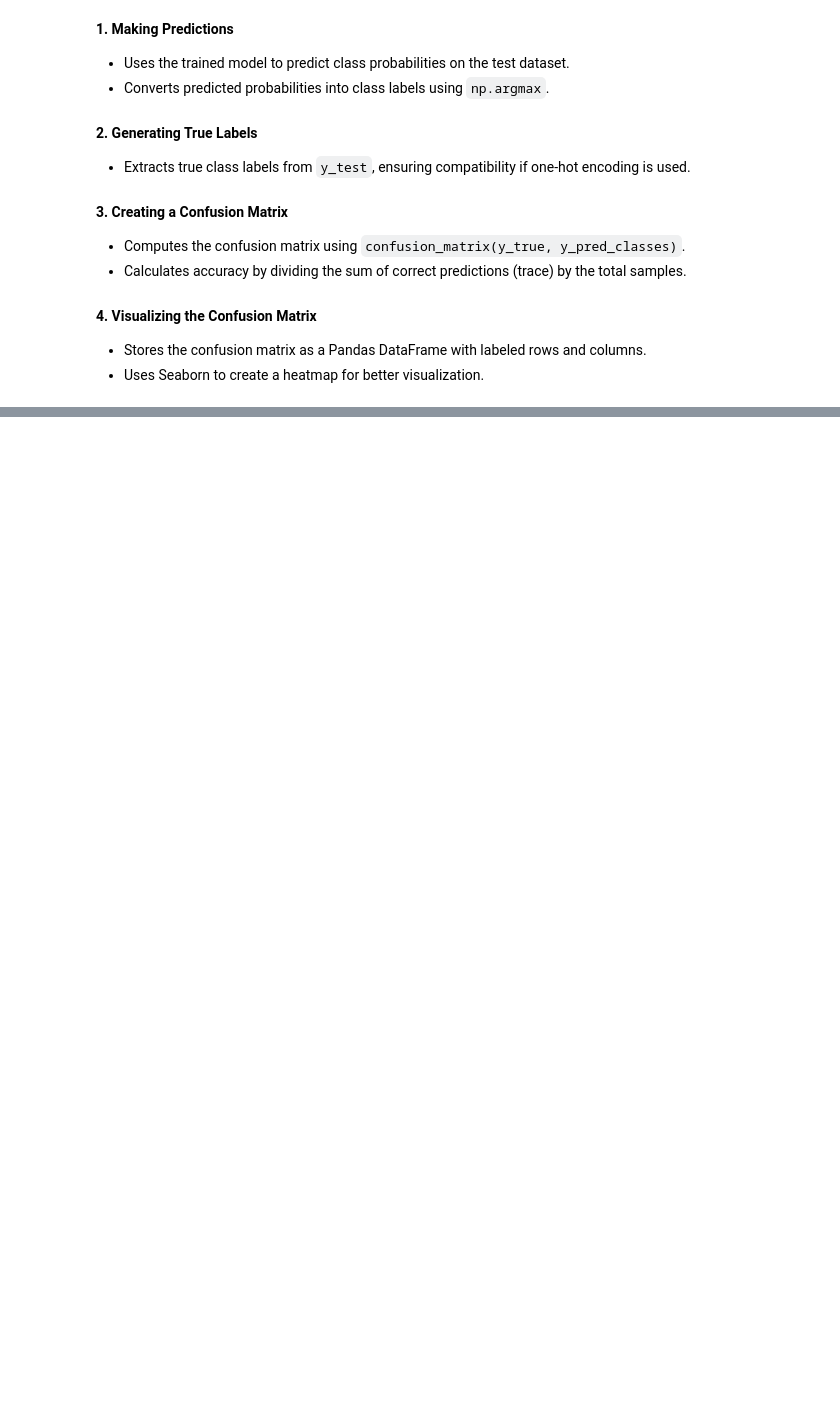
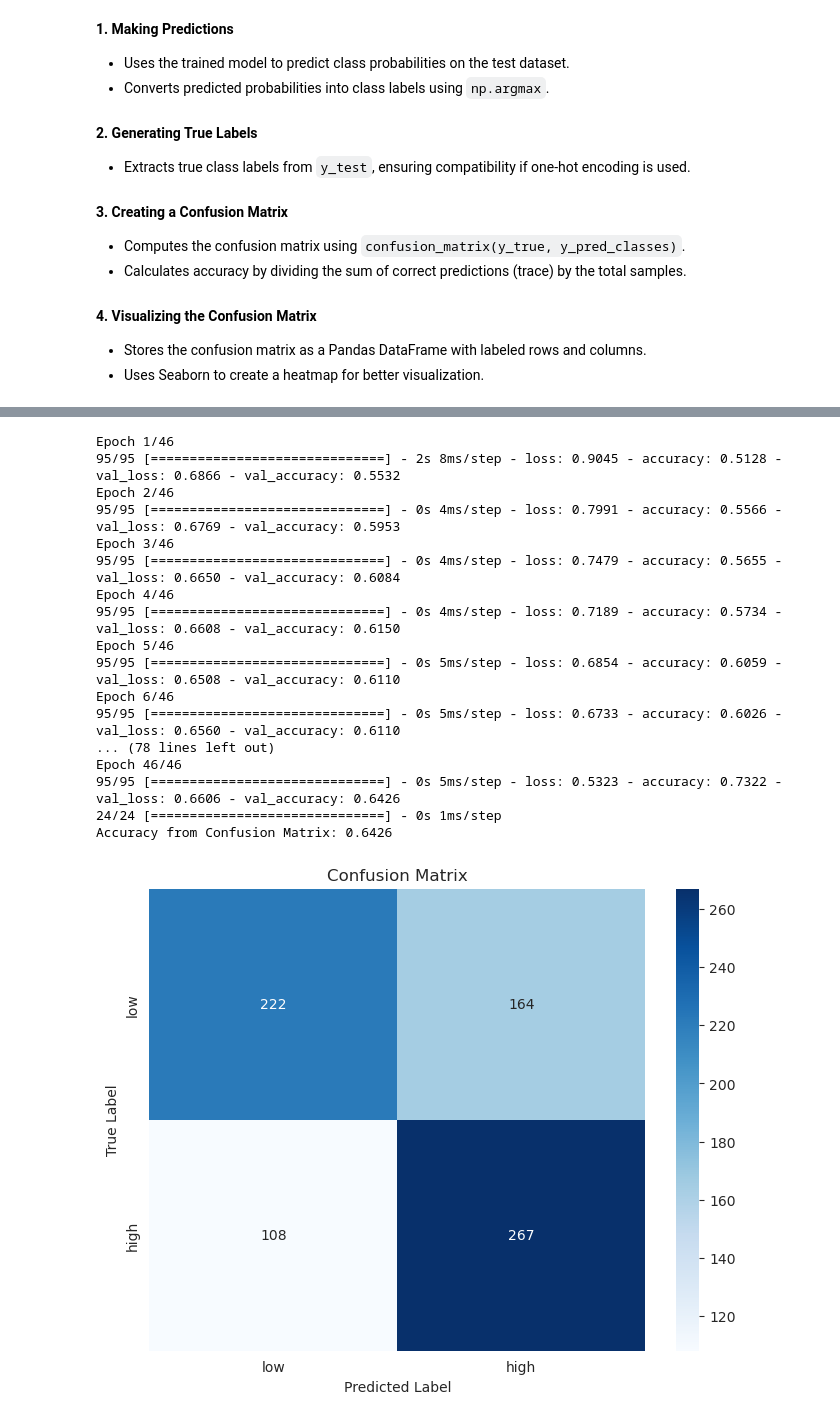
Before and after one commit to ladalar/beata, a Jupyter notebook: music_popularity.ipynb, the cells around one changed output, grey strips where cells are left out. Cells and saved outputs as stored; diff of their text form; code cells hidden in the pictures; blank space fills up the shorter version.

```diff
--- a/music_popularity.ipynb
+++ b/music_popularity.ipynb
@@ -332,7 +325,7 @@ def build_model(hp):
     x = Dense(hp.Int('dense_combined', min_value=64, max_value=256, step=64), activation='relu')(combined)
     x = Dropout(hp.Float('dropout_combined', min_value=0.2, max_value=0.5, step=0.1))(x)
     x = BatchNormalization()(x)
-    output = Dense(3, activation='softmax')(x)
+    output = Dense(2, activation='softmax')(x)
 
     # Create the model
     model = Model(inputs=[seq_input, nonseq_input], outputs=output)
@@ -697,0 +658,69 @@ Accuracy from Confusion Matrix: 0.9763
+# %%
+import kerastuner as kt
+import numpy as np
+from tensorflow.keras.callbacks import EarlyStopping
+from sklearn.metrics import confusion_matrix
+import pandas as pd
+import matplotlib.pyplot as plt
+import seaborn as sns
+
+
+# Rebuild the model before training
+model = build_model(best_hps)  # Rebuild the model to start fresh (this doesn't load any previous weights)
+
+# Fit the model from scratch
+history = model.fit(
+    [X_seq_train, X_nonseq_train], y_train,
+    epochs=46,  # You can still train for 100 epochs, if needed
+    batch_size=32,
+    validation_data=([X_seq_test, X_nonseq_test], y_test),
+)
+
+
+# Make predictions using the model at the best epoch
+y_pred = model.predict([X_seq_test, X_nonseq_test])
+y_pred_classes = np.argmax(y_pred, axis=1)  # Convert predicted probabilities to class labels
+
+# Generate the true labels (in case they're one-hot encoded)
+y_true = np.argmax(y_test, axis=1)  # Convert true labels to class indices if they are one-hot encoded
+
+# Generate the confusion matrix
+cm = confusion_matrix(y_true, y_pred_classes)
+
+# Calculate accuracy from the confusion matrix
+accuracy_from_cm = np.trace(cm) / np.sum(cm)  # Trace is the sum of the diagonal (correct predictions), sum is the total samples
+
+# Print the accuracy from the confusion matrix
+print(f"Accuracy from Confusion Matrix: {accuracy_from_cm:.4f}")
+
+# Store confusion matrix results in a DataFrame
+cm_df = pd.DataFrame(cm, columns=['low', 'high'], index=['low', 'high'])
+
+# Plot the confusion matrix
+plt.figure(figsize=(8, 6))
+sns.heatmap(cm_df, annot=True, fmt='d', cmap='Blues')
+plt.title('Confusion Matrix')
+plt.xlabel('Predicted Label')
+plt.ylabel('True Label')
+
+# Show the plot
+plt.show()
+# %% [output]
+Epoch 1/46
+95/95 [==============================] - 2s 8ms/step - loss: 0.9045 - accuracy: 0.5128 - val_loss: 0.6866 - val_accuracy: 0.5532
+Epoch 2/46
+95/95 [==============================] - 0s 4ms/step - loss: 0.7991 - accuracy: 0.5566 - val_loss: 0.6769 - val_accuracy: 0.5953
+Epoch 3/46
+95/95 [==============================] - 0s 4ms/step - loss: 0.7479 - accuracy: 0.5655 - val_loss: 0.6650 - val_accuracy: 0.6084
+Epoch 4/46
+95/95 [==============================] - 0s 4ms/step - loss: 0.7189 - accuracy: 0.5734 - val_loss: 0.6608 - val_accuracy: 0.6150
+Epoch 5/46
+95/95 [==============================] - 0s 5ms/step - loss: 0.6854 - accuracy: 0.6059 - val_loss: 0.6508 - val_accuracy: 0.6110
+Epoch 6/46
+95/95 [==============================] - 0s 5ms/step - loss: 0.6733 - accuracy: 0.6026 - val_loss: 0.6560 - val_accuracy: 0.6110
+... (78 lines left out)
+Epoch 46/46
+95/95 [==============================] - 0s 5ms/step - loss: 0.5323 - accuracy: 0.7322 - val_loss: 0.6606 - val_accuracy: 0.6426
+24/24 [==============================] - 0s 1ms/step
+Accuracy from Confusion Matrix: 0.6426
+[figure, added]
```
Also changed, not shown: parts of 12 cells of this notebook, 1 other file.
